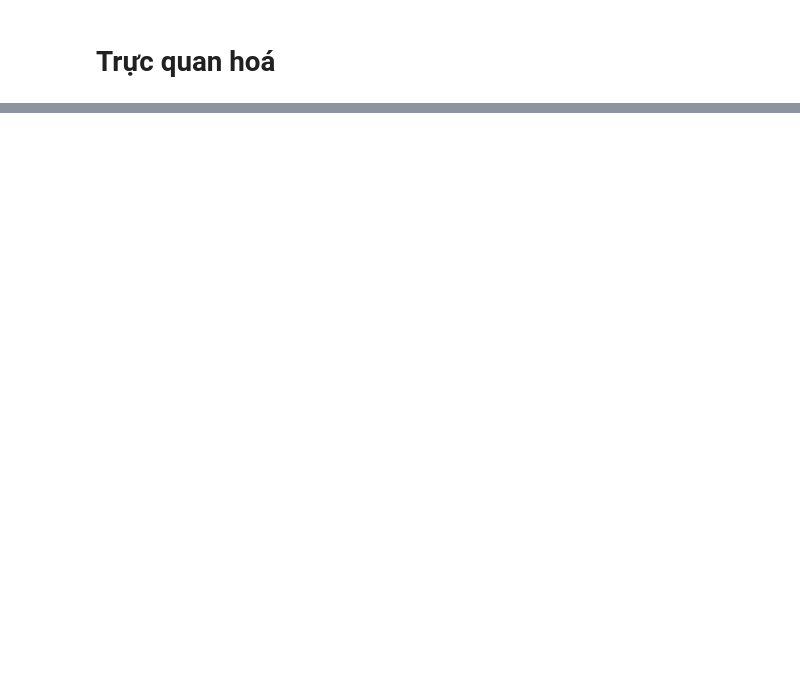
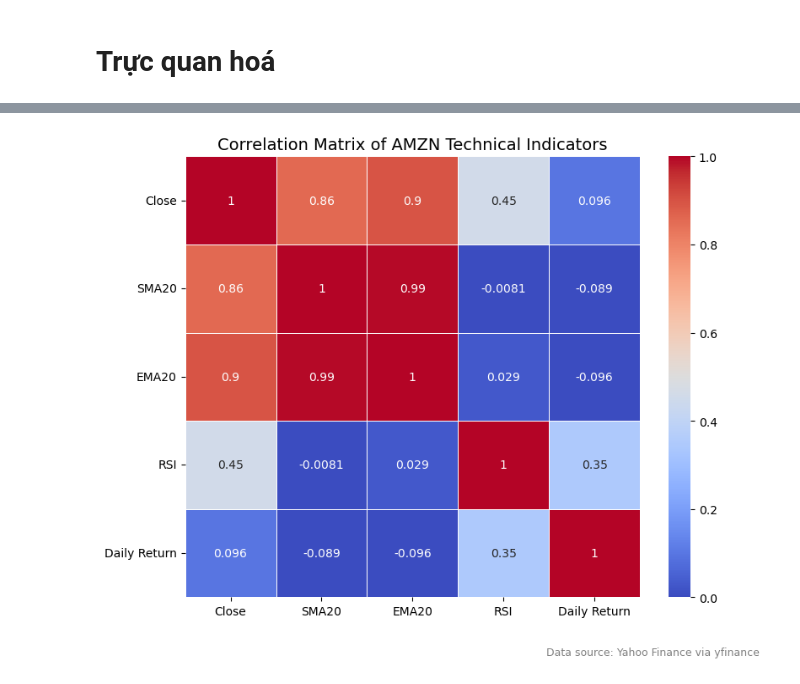
Before and after one commit to nguynVNU/Final-Project-LTXLDL, a Jupyter notebook: BTL_LTXLDL.ipynb, the cells around one changed output, grey strips where cells are left out. Cells and saved outputs as stored; diff of their text form; code cells hidden in the pictures; blank space fills up the shorter version.

```diff
--- a/BTL_LTXLDL.ipynb
+++ b/BTL_LTXLDL.ipynb
@@ -246,0 +251,18 @@ plt.show()
+# %%
+# Vẽ heatmap
+plt.figure(figsize=(8, 6))
+sns.heatmap(corr, annot=True, cmap='coolwarm', vmin=0, vmax=1, linewidths=0.5, linecolor='white')
+
+# Tiêu đề và chỉnh hiển thị
+plt.title("Correlation Matrix of AMZN Technical Indicators", fontsize=14)
+plt.xticks(rotation=0)
+plt.yticks(rotation=0)
+
+# Ghi chú nguồn dữ liệu
+plt.figtext(0.99, -0.05, 'Data source: Yahoo Finance via yfinance',
+            ha='right', fontsize=9, color='gray')
+
+plt.tight_layout()
+plt.show()
+# %% [output]
+[figure, added]
```
Also changed, not shown: parts of 16 cells of this notebook.
